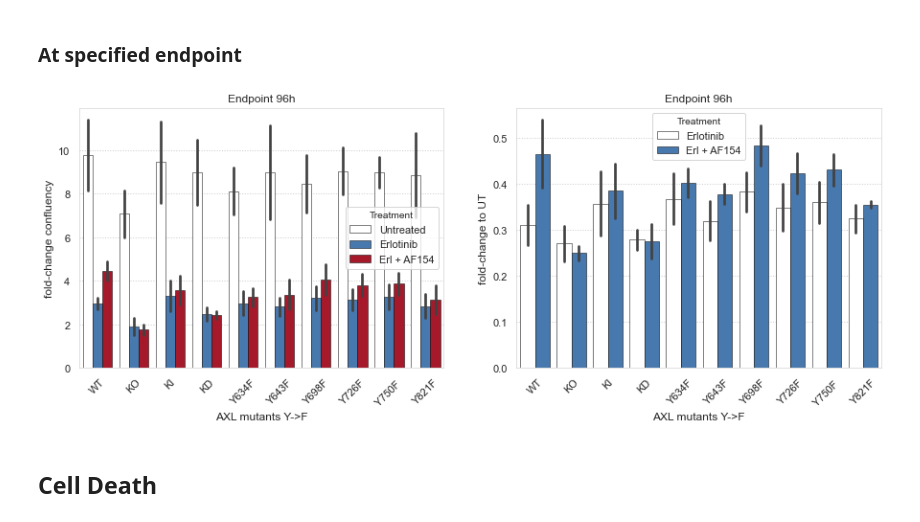
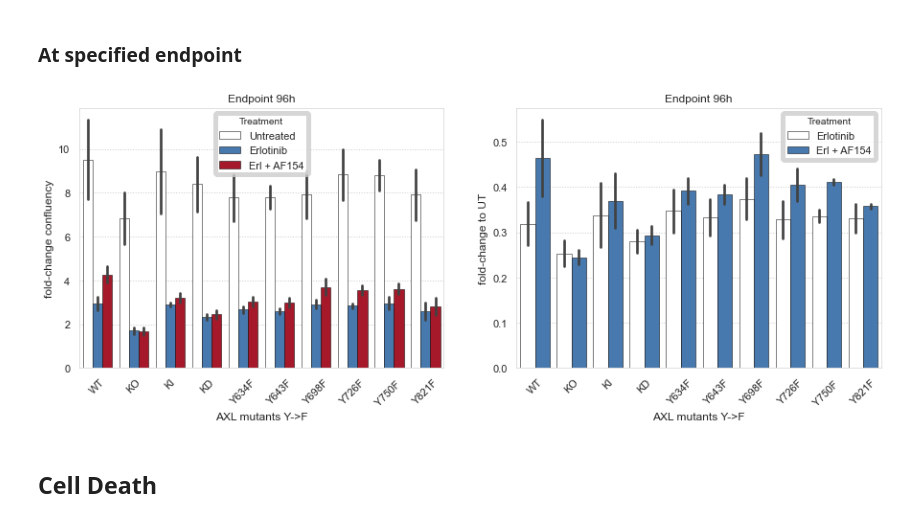
Before and after one commit to meyer-lab/DDMC, a Jupyter notebook: Fig1-CellViability.ipynb, the cells around one changed output. Saved outputs shown, nothing was run; the diff lists cells and outputs as text; code cells hidden in the pictures.

```diff
--- a/Fig1-CellViability.ipynb
+++ b/Fig1-CellViability.ipynb
@@ -45,6 +45,11 @@ r4.iloc[46,0] = 138
 ### Time Course
 # %%
 ds = [r1, r2, r3, r4]
+ds1 = [r1, r2, r3]
+ds2 = [r2, r3, r4]
+ds3 = [r1, r2, r4]
+ds4 = [r1, r3, r4]
+ds5 = [r2, r3]
 t1 = ['UT', "A/E", "-E"]
 t2 = ['Untreated', "Erl + AF154", "Erlotinib"]
 ylabel = "fold-change confluency"
@@ -67,20 +72,20 @@ fig.savefig("TimeLapse_AXLmutants.png")
 # %%
 fig, ax = plt.subplots(nrows=1, ncols=2, figsize=(15, 5))
 
 ftp = 96
 itp = 24
 
 tr1 = ["UT", '-E', '-A/E']
 tr2 = ["Untreated", 'Erlotinib', 'Erl + AF154']
 
 c = ["white", "windows blue", "scarlet"]
 
-barplot_UtErlAF154(ax[0], lines, ds, itp, ftp, tr1, tr2, "fold-change confluency", "Endpoint 96h", FC=True, colors=c)
-barplotFC_TvsUT(ax[1], ds, itp, ftp, lines, tr1, tr2, "Endpoint 96h", FC=True, colors=c)
+barplot_UtErlAF154(ax[0], lines, ds1, itp, ftp, tr1, tr2, "fold-change confluency", "Endpoint 96h", FC=True, colors=c)
+barplotFC_TvsUT(ax[1], ds1, itp, ftp, lines, tr1, tr2, "Endpoint 96h", FC=True, colors=c)
 
-fig.savefig("AXLmutants_CV_96h.png")
+#fig.savefig("AXLmutants_CV_96h.png")
 # %% [output]
-[figure, old version]
+[figure, new version]
 # %% [markdown]
 ## Cell Death
 # %% [markdown]
```
Also changed, not shown: parts of 9 cells of this notebook, 5 other files.
